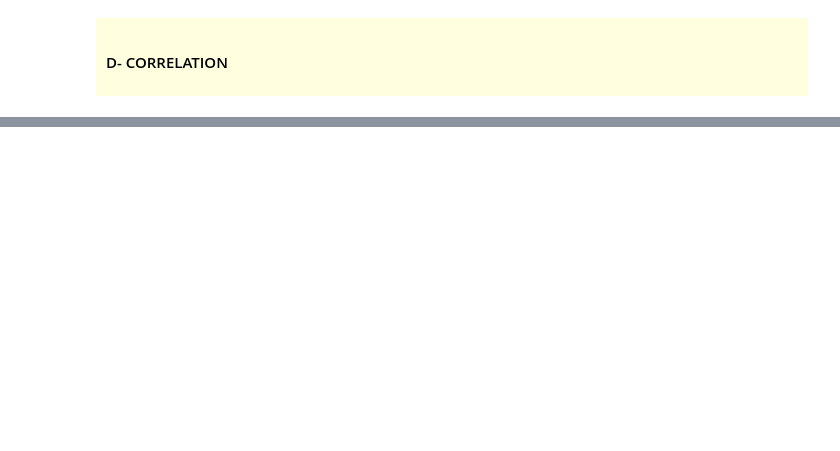
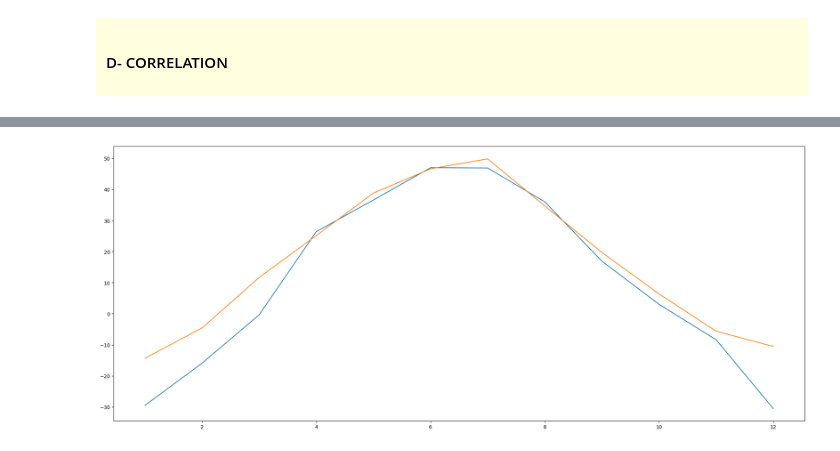
Before and after one commit to Mohamed-01-git/CLIMATOLOGY, a Jupyter notebook: CUI.ipynb, the cells around one changed output, grey strips where cells are left out. Cells and saved outputs as stored; diff of their text form; code cells hidden in the pictures; blank space fills up the shorter version.

Commit message:
This version could plot sst nao and ui

```diff
--- a/CUI.ipynb
+++ b/CUI.ipynb
@@ -241,0 +266,8 @@ df_corr
+# %%
+CUI["month"]=CUI.time.dt.month
+CUI_POS=CUI.query("NAO>0")
+CUI_NEG=CUI.query("NAO<=0")
+# %%
+DF1=CUI_POS.groupby("month")["CUI"].mean().reset_index()
+DF2=CUI_NEG.groupby("month")["CUI"].mean().reset_index()
+DF1
@@ -241,0 +288,9 @@ df_corr
+# %%
+fig,ax=plt.subplots(figsize=(25,10))
+ax.plot(DF1.month,DF1.CUI)
+ax.plot(DF2.month,DF2.CUI)
+ax.legend
+plt.show()
+# sns.lineplot(data=DF2,x="month",y="CUI")
+# %% [output]
+[figure, added]
```
Also changed, not shown: parts of 17 cells of this notebook.
